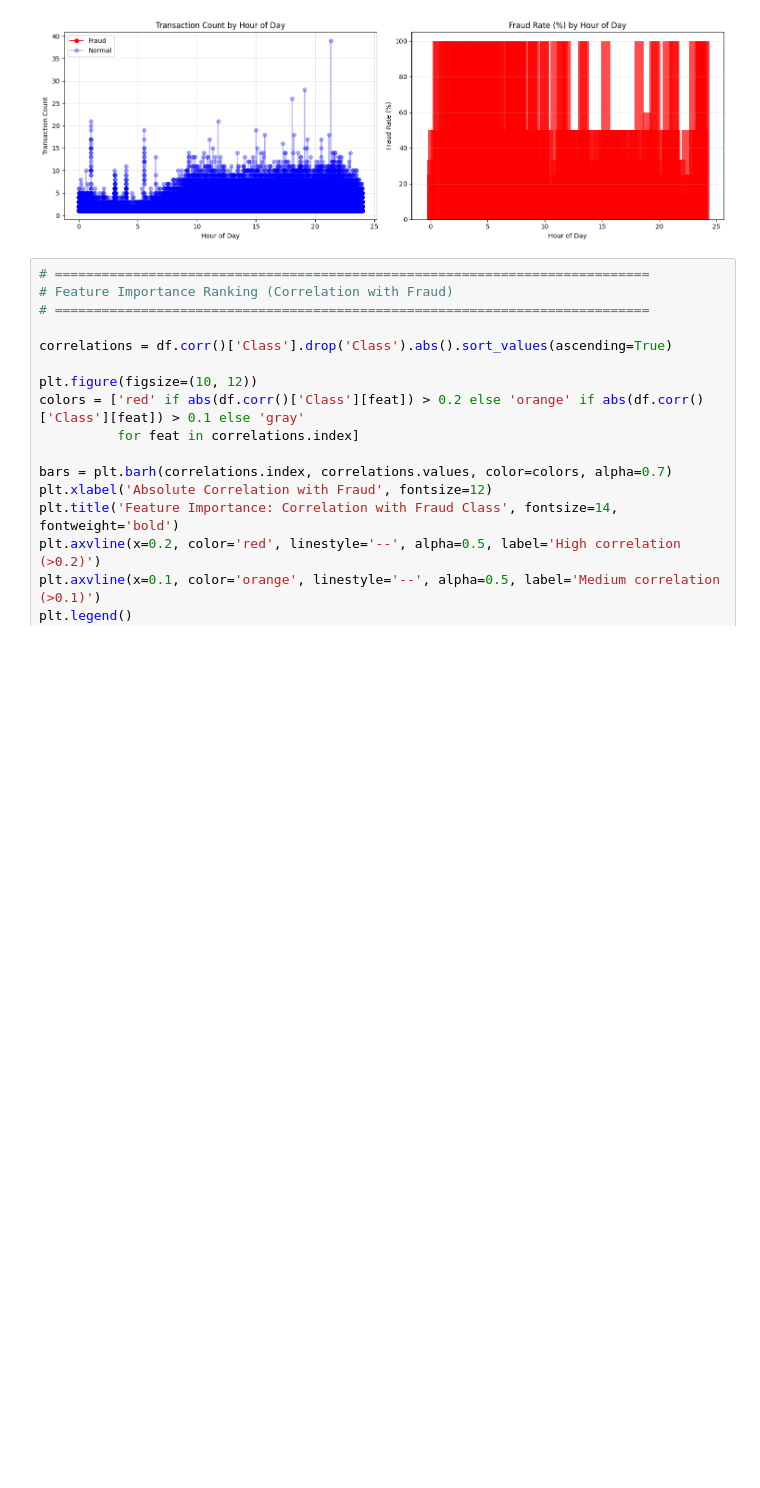
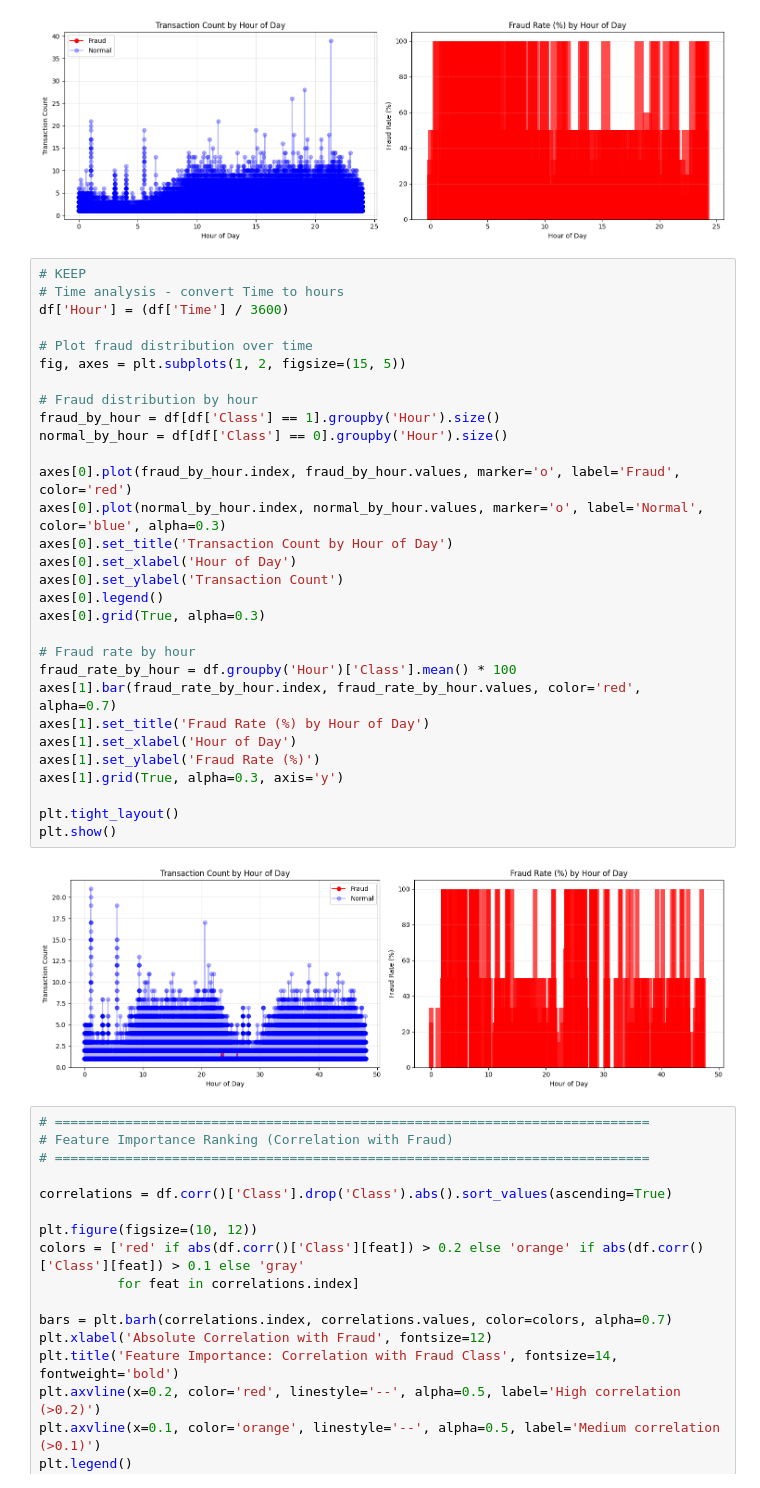
Before and after one commit to cam-bell/real-time-fraud-detection, a Jupyter notebook: notebooks/01_data_exploration.ipynb, the cells around one changed output. Saved outputs shown, nothing was run; the diff lists cells and outputs as text; blank space fills up the shorter version.

```diff
--- a/notebooks/01_data_exploration.ipynb
+++ b/notebooks/01_data_exploration.ipynb
@@ -1294,6 +1160,38 @@ plt.tight_layout()
 plt.show()
 # %% [output]
 [figure]
+# %%
+# KEEP
+# Time analysis - convert Time to hours
+df['Hour'] = (df['Time'] / 3600)
+
+# Plot fraud distribution over time
+fig, axes = plt.subplots(1, 2, figsize=(15, 5))
+
+# Fraud distribution by hour
+fraud_by_hour = df[df['Class'] == 1].groupby('Hour').size()
+normal_by_hour = df[df['Class'] == 0].groupby('Hour').size()
+
+axes[0].plot(fraud_by_hour.index, fraud_by_hour.values, marker='o', label='Fraud', color='red')
+axes[0].plot(normal_by_hour.index, normal_by_hour.values, marker='o', label='Normal', color='blue', alpha=0.3)
+axes[0].set_title('Transaction Count by Hour of Day')
+axes[0].set_xlabel('Hour of Day')
+axes[0].set_ylabel('Transaction Count')
+axes[0].legend()
+axes[0].grid(True, alpha=0.3)
+
+# Fraud rate by hour
+fraud_rate_by_hour = df.groupby('Hour')['Class'].mean() * 100
+axes[1].bar(fraud_rate_by_hour.index, fraud_rate_by_hour.values, color='red', alpha=0.7)
+axes[1].set_title('Fraud Rate (%) by Hour of Day')
+axes[1].set_xlabel('Hour of Day')
+axes[1].set_ylabel('Fraud Rate (%)')
+axes[1].grid(True, alpha=0.3, axis='y')
+
+plt.tight_layout()
+plt.show()
+# %% [output]
+[figure, added]
 # %%
 # ============================================================================
 # Feature Importance Ranking (Correlation with Fraud)
```
Also changed, not shown: parts of 7 cells of this notebook.
